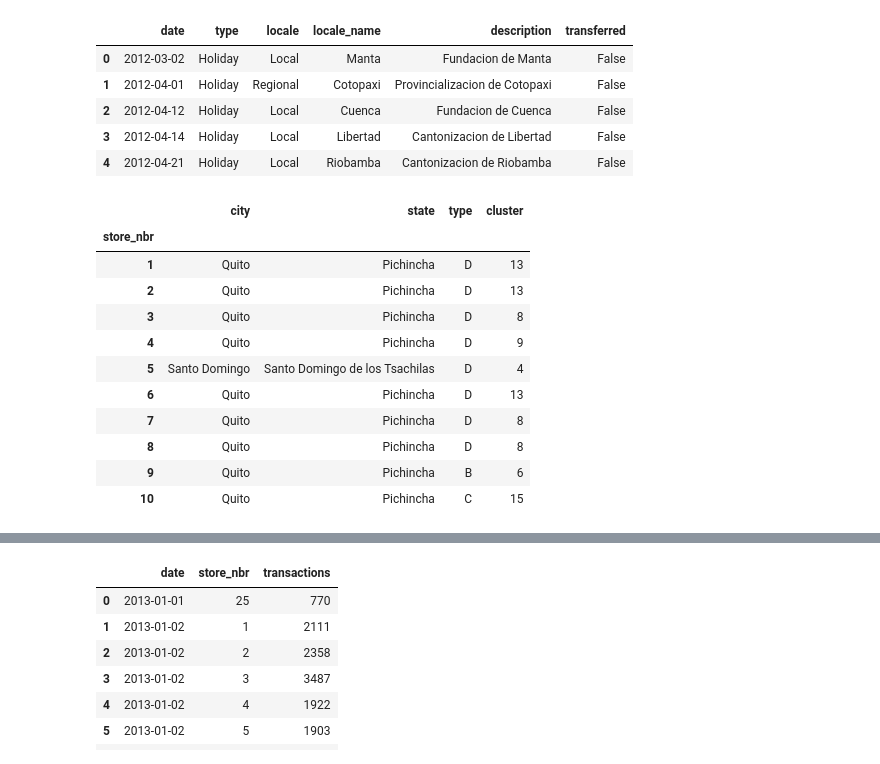
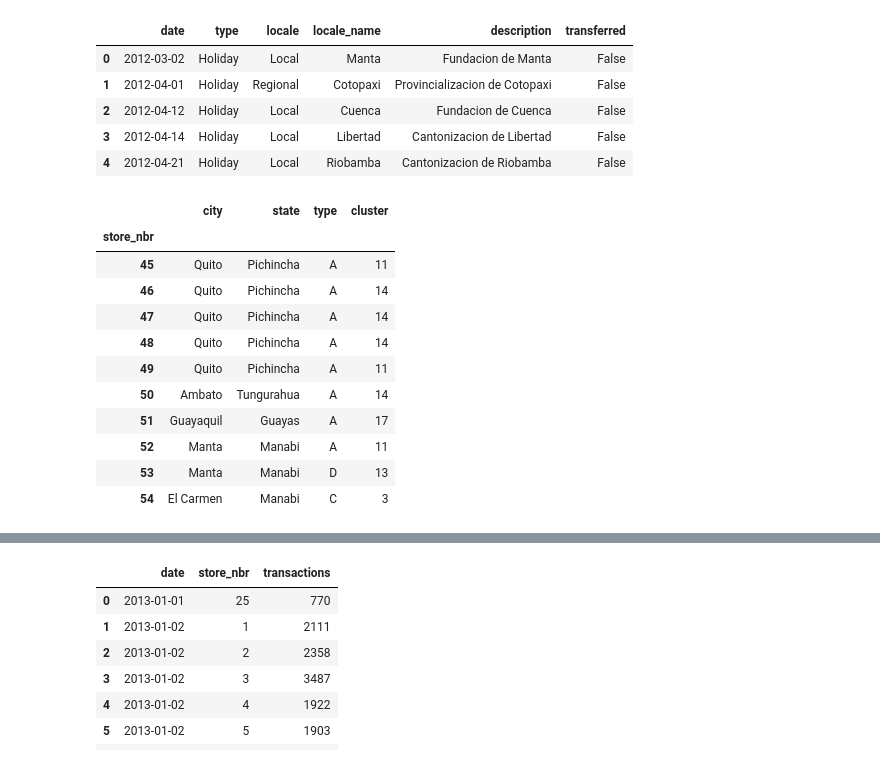
Before and after one commit to kwasichrappah/Time_series_analysis, a Jupyter notebook: sales_forecast.ipynb, the cells around one changed output, grey strips where cells are left out. Saved outputs shown, nothing was run; the diff lists cells and outputs as text; code cells hidden in the pictures.

```diff
--- a/sales_forecast.ipynb
+++ b/sales_forecast.ipynb
@@ -117,22 +117,22 @@ hdays_df.head(5)
 # %%
 #Querying SQL Database and reading the table into a dataframe
 query = "SELECT * FROM stores"
 
 stores_df= pd.read_sql(query, connection,index_col='store_nbr')
-stores_df.head(10)
+stores_df.tail(10)
 # %% [output]
 |  | city | state | type | cluster |
 | store_nbr |  |  |  |  |
-| 1 | Quito | Pichincha | D | 13 |
-| 2 | Quito | Pichincha | D | 13 |
-| 3 | Quito | Pichincha | D | 8 |
-| 4 | Quito | Pichincha | D | 9 |
-| 5 | Santo Domingo | Santo Domingo de los Tsachilas | D | 4 |
-| 6 | Quito | Pichincha | D | 13 |
-| 7 | Quito | Pichincha | D | 8 |
-| 8 | Quito | Pichincha | D | 8 |
-| 9 | Quito | Pichincha | B | 6 |
-| 10 | Quito | Pichincha | C | 15 |
+| 45 | Quito | Pichincha | A | 11 |
+| 46 | Quito | Pichincha | A | 14 |
+| 47 | Quito | Pichincha | A | 14 |
+| 48 | Quito | Pichincha | A | 14 |
+| 49 | Quito | Pichincha | A | 11 |
+| 50 | Ambato | Tungurahua | A | 14 |
+| 51 | Guayaquil | Guayas | A | 17 |
+| 52 | Manta | Manabi | A | 11 |
+| 53 | Manta | Manabi | D | 13 |
+| 54 | El Carmen | Manabi | C | 3 |
 # %%
 ##Accessing the csv data
 sales_df = pd.read_csv("data\\store-sales-forecasting\\train.csv",parse_dates = ['date'])
```
Also changed, not shown: parts of 12 cells of this notebook.
